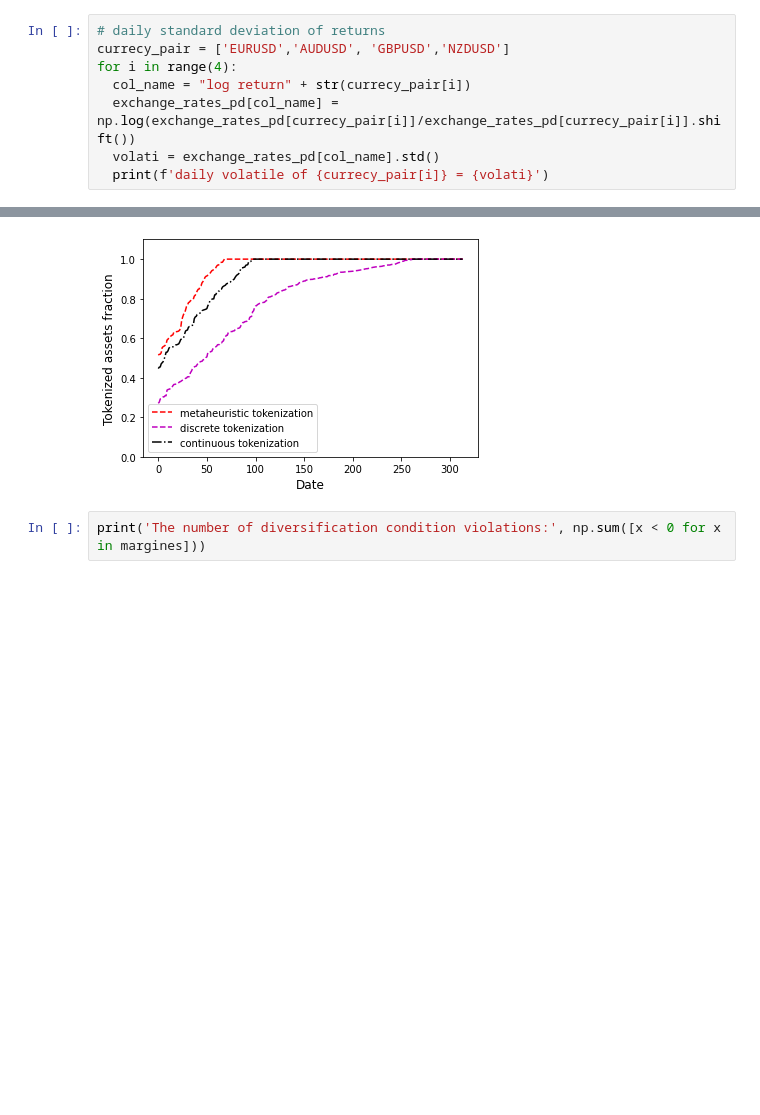
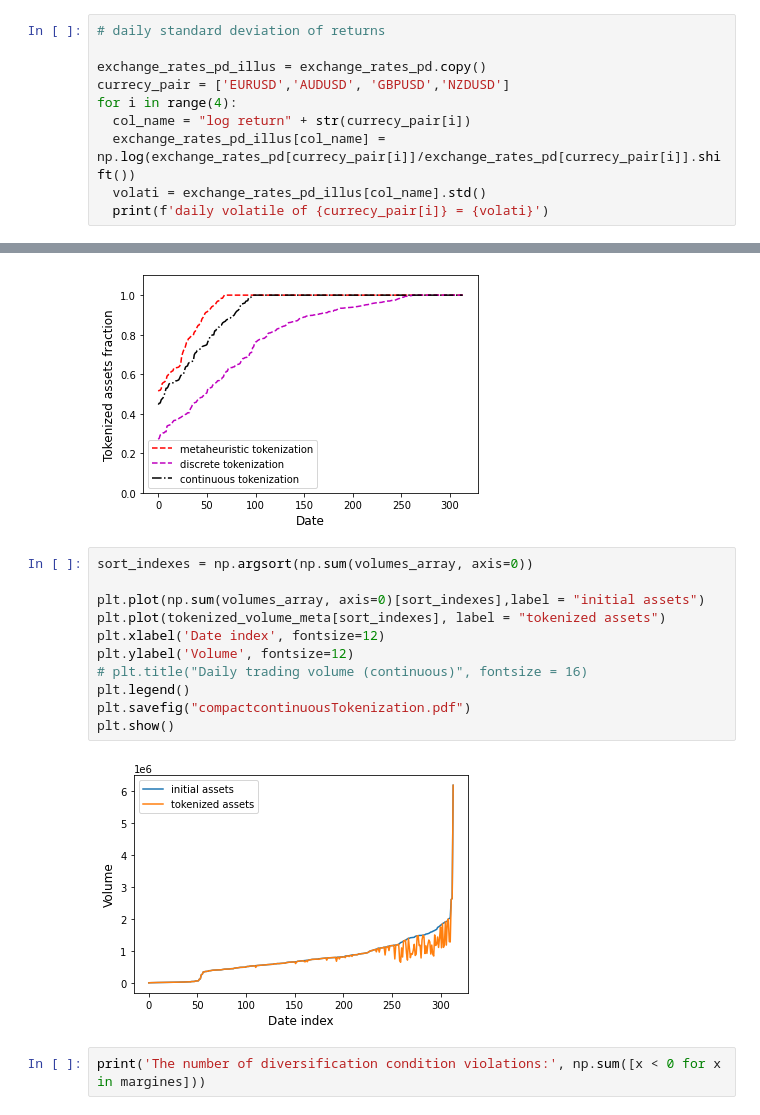
Before and after one commit to YatipaC/Option, a Jupyter notebook: Trade_Volumes_Tokenization_Metaheuristic_final_version.ipynb, the cells around one changed output, grey strips where cells are left out. Saved outputs shown, nothing was run; the diff lists cells and outputs as text; blank space fills up the shorter version.

```diff
--- a/Trade_Volumes_Tokenization_Metaheuristic_final_version.ipynb
+++ b/Trade_Volumes_Tokenization_Metaheuristic_final_version.ipynb
@@ -218,11 +214,13 @@ Kurtosis is all about the tails of the distribution — not the peakedness or fl
 The reason for this is because the extreme values are less than that of the normal distribution.
 # %%
 # daily standard deviation of returns
+
+exchange_rates_pd_illus = exchange_rates_pd.copy()
 currecy_pair = ['EURUSD','AUDUSD', 'GBPUSD','NZDUSD']
 for i in range(4):
   col_name = "log return" + str(currecy_pair[i])
-  exchange_rates_pd[col_name] = np.log(exchange_rates_pd[currecy_pair[i]]/exchange_rates_pd[currecy_pair[i]].shift())
-  volati = exchange_rates_pd[col_name].std()
+  exchange_rates_pd_illus[col_name] = np.log(exchange_rates_pd[currecy_pair[i]]/exchange_rates_pd[currecy_pair[i]].shift())
+  volati = exchange_rates_pd_illus[col_name].std()
   print(f'daily volatile of {currecy_pair[i]} = {volati}')
 # %% [output]
 daily volatile of EURUSD = 0.004292628181084004
@@ -762,6 +756,19 @@ print("Tokenized fraction: ", np.sum(tokenized_volume_meta) / np.sum(volumes_arr
 # %% [output]
 Tokenized fraction:  0.9103702609459403
 [figure]
+# %%
+sort_indexes = np.argsort(np.sum(volumes_array, axis=0))
+
+plt.plot(np.sum(volumes_array, axis=0)[sort_indexes],label = "initial assets")
+plt.plot(tokenized_volume_meta[sort_indexes], label = "tokenized assets")
+plt.xlabel('Date index', fontsize=12)
+plt.ylabel('Volume', fontsize=12)
+# plt.title("Daily trading volume (continuous)", fontsize = 16)
+plt.legend()
+plt.savefig("compactcontinuousTokenization.pdf")
+plt.show()
+# %% [output]
+[figure, added]
 # %%
 print('The number of diversification condition violations:', np.sum([x < 0 for x in margines]))
 # %% [output]
```
Also changed, not shown: parts of 12 cells of this notebook.
